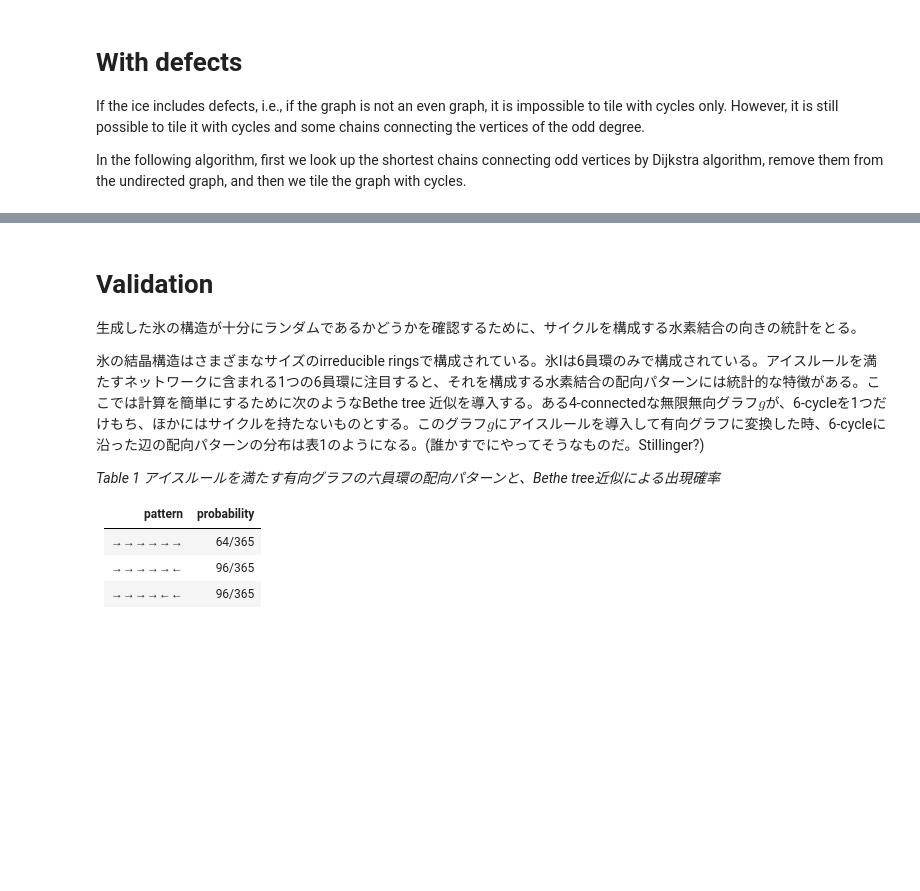
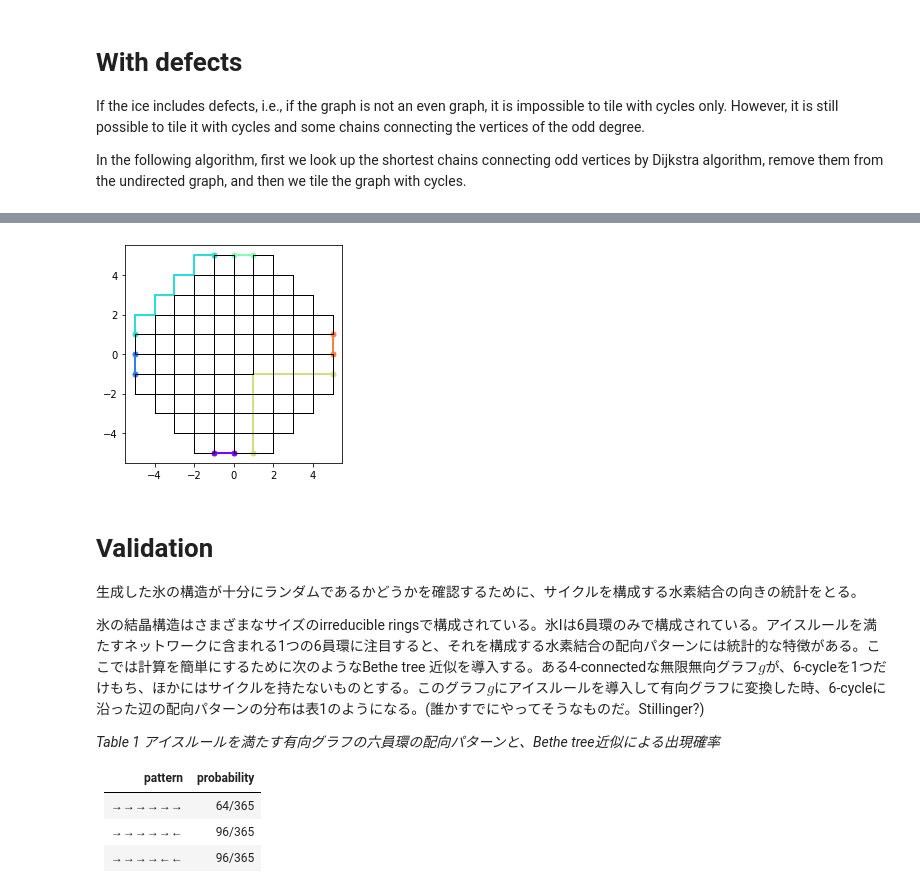
Before and after one commit to vitroid/TileCycles, a Jupyter notebook: TileCycles.ipynb, the cells around one changed output, grey strips where cells are left out. Saved outputs shown, nothing was run; the diff lists cells and outputs as text; code cells hidden in the pictures; blank space fills up the shorter version.

```diff
--- a/TileCycles.ipynb
+++ b/TileCycles.ipynb
@@ -635,3 +477,92 @@ WARNING:root:Ice rule is not satisfied.
+# %%
+# Visualize the odd-odd chains
+
+import numpy as np
+import networkx as nx
+import random
+
+from matplotlib import pyplot as plt
+import tilecycles as tc
+import tilecycles.Dipole as dp
+
+
+def draw_edge(edge, pos, threshold, color, linewidth=1):
+    a, b = edge
+    va = pos[a]
+    vb = pos[b]
+    d = vb - va
+    if d@d > threshold:
+        d -= np.floor(d+0.5)
+        seg = np.vstack([vb-d, vb])
+        plt.plot(seg[:, 0], seg[:, 1], color=color, linewidth=linewidth)
+    seg = np.vstack([va, va+d])
+    plt.plot(seg[:, 0], seg[:, 1], color=color, linewidth=linewidth)
+
+
+def draw_markers(a, pos, color):
+    va = pos[a, :]
+    plt.plot(va[:, 0], va[:, 1], 'o', color=color, markersize=5)
+
+
+def draw_cycle(cycle, pos, threshold, color):
+    for i in range(len(cycle)):
+        a = cycle[i-1]
+        b = cycle[i]
+        draw_edge((a,b), pos, threshold, color)
+
+
+def draw_path(path, pos, threshold, color):
+    for i in range(len(path)-1):
+        a = path[i]
+        b = path[i+1]
+        draw_edge((a,b), pos, threshold, color, linewidth=2)
+    draw_markers((path[0], path[-1]), pos, color)
+
+
+R = 5
+pos = []
+for x in range(-R, R+1):
+    for y in range(-R, R+1):
+        if (R+0.5)**2 > x**2 + y**2:
+            pos.append([x,y])
+
+pos = np.array(pos)
+g = nx.Graph()
+N = len(pos)
+for a in range(N):
+    for b in range(a):
+        d = pos[a] - pos[b]
+        if d@d < 1.1:
+            g.add_edge(a, b)
+
+fig1, ax = plt.subplots()
+
+dd = nx.DiGraph()
+
+# orientations of the chains may be changed later in order to reduce the polarization
+
+cm = plt.get_cmap('rainbow')
+
+# remove the chains from the graph.
+oochains = [path for path in tc.odd_chains(g)]
+for i, path in enumerate(oochains):
+    tc.remove_path(g, path)
+    nx.add_path(dd, path)
+    col = i / len(oochains)
+    draw_path(path, pos, 999999, cm(col))
+
+
+cycles = []
+for cycle in tc.tileByCycles(g, N):
+    cycles.append(cycle)
+    draw_cycle(cycle, pos, 999999, (0,0,0))
+
+
+ax.set_aspect('equal', adjustable='box')
+plt.show()
+fig1.savefig("surface.pdf", bbox='tight')
+# %% [output]
+[figure, added]
 # %% [markdown]
 # Validation
 
```
Also changed, not shown: parts of 24 cells of this notebook.
